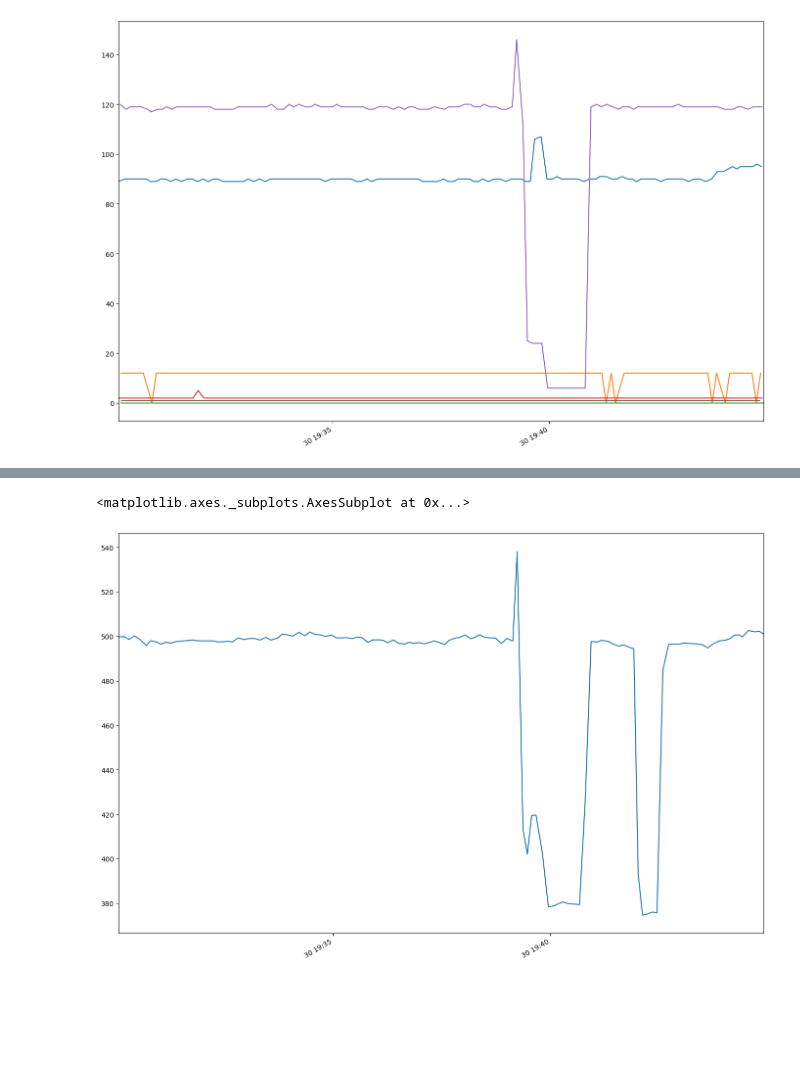
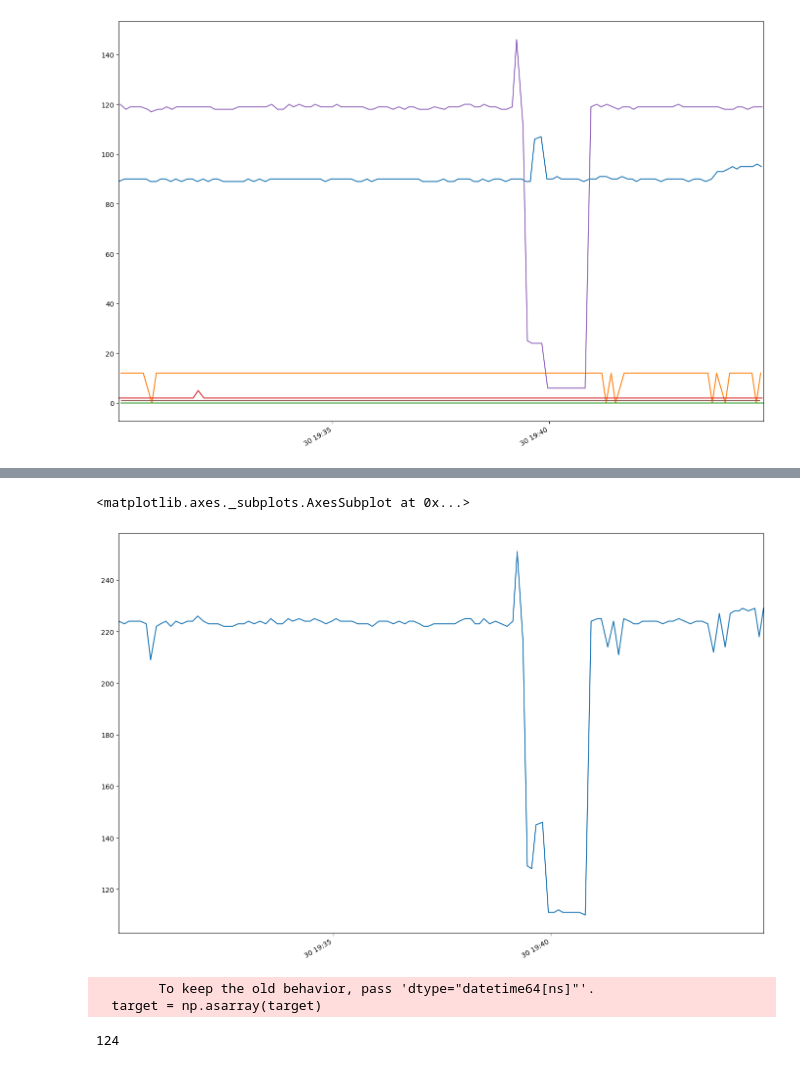
Before and after one commit to MarielTinaco/nilm-tools, a Jupyter notebook: notebooks/MeterGroup_Analysis.ipynb, the cells around one changed output, grey strips where cells are left out. Drawn from its saved outputs; the diff is of its cells as text; code cells hidden in the pictures; blank space fills up the shorter version.

```diff
--- a/notebooks/MeterGroup_Analysis.ipynb
+++ b/notebooks/MeterGroup_Analysis.ipynb
@@ -85,0 +83,2 @@ print(len(reduced_main_power_series))
+# %%
+mains_series = reduced_power_series_list[0] + reduced_power_series_list[1].values + reduced_power_series_list[2].values + reduced_power_series_list[3].values + reduced_power_series_list[4].values + reduced_power_series_list[5].values
@@ -86,5 +98,14 @@ print(len(reduced_main_power_series))
 # %%
-reduced_main_power_series.plot()
+mains_series.plot()
 # %% [output]
 <matplotlib.axes._subplots.AxesSubplot at 0x...>
-[figure, old version]
+[figure, new version]
+# %%
+tv_power_series = train_elec["television"].power_series_all_data()
+reduced_tv_power_series = tv_power_series[tv_power_series.index.get_indexer(main_index, method="nearest")]
+
+len(reduced_tv_power_series)
+# %% [output]
+        To keep the old behavior, pass 'dtype="datetime64[ns]"'.
+  target = np.asarray(target)
+124
```
Also changed, not shown: parts of 6 cells of this notebook.
